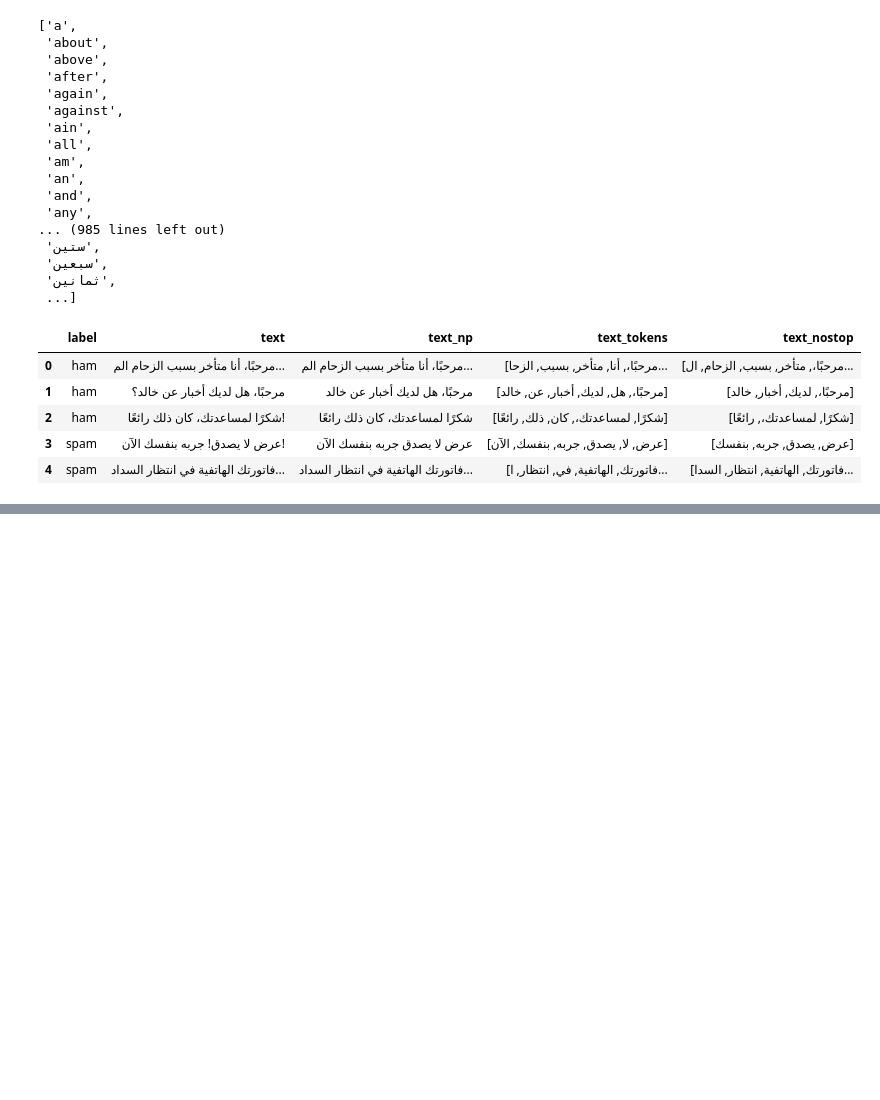
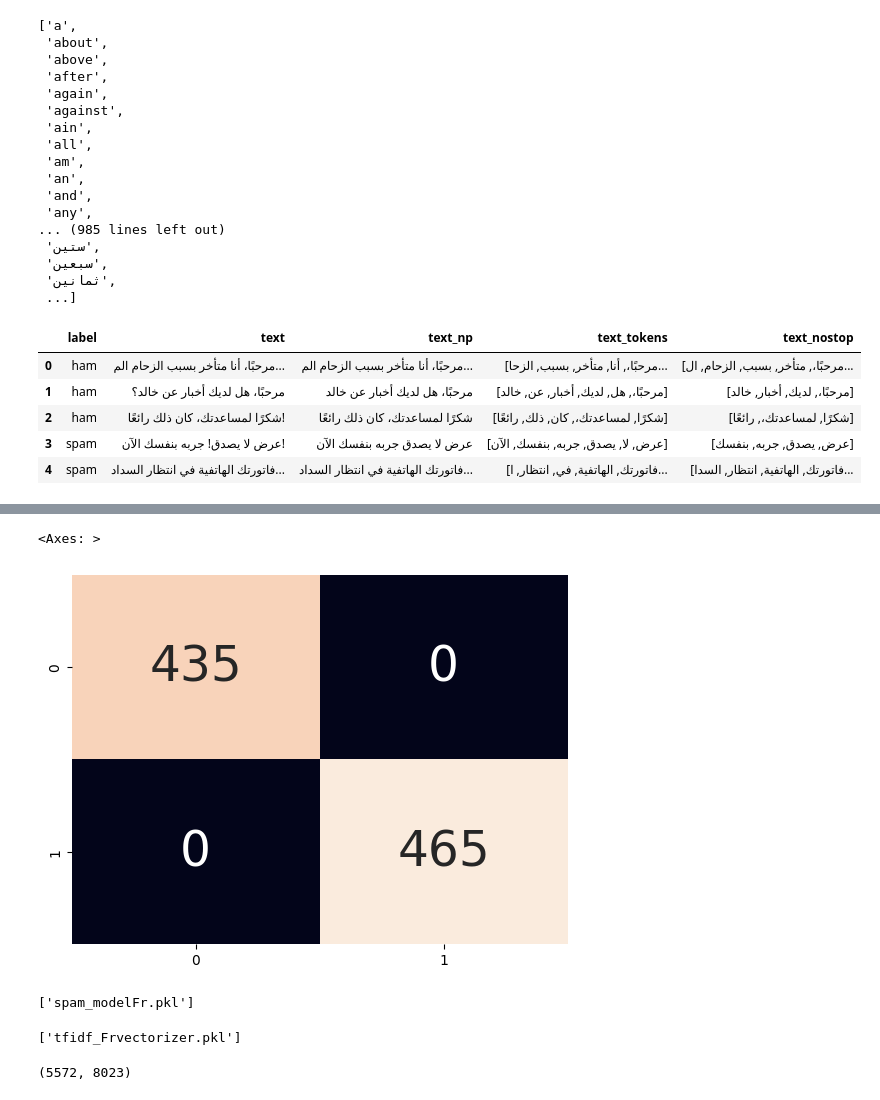
Before and after one commit to BenAliGhassen/Spam-Filter, a Jupyter notebook: SpamFilter.ipynb, the cells around one changed output, grey strips where cells are left out. Cells and saved outputs as stored; diff of their text form; code cells hidden in the pictures; blank space fills up the shorter version.

```diff
--- a/SpamFilter.ipynb
+++ b/SpamFilter.ipynb
@@ -270,0 +920,24 @@ dfAng.head(5)
+# %%
+sns.heatmap(cmFr, annot=True, cbar=False, fmt='d',annot_kws={"size":35})
+# %% [output]
+<Axes: >
+[figure, added]
+# %%
+import joblib
+
+
+joblib.dump(modelAng, "spam_modelAng.pkl")
+joblib.dump(modelAb, "spam_modelAb.pkl")
+joblib.dump(modelFr, "spam_modelFr.pkl")
+# %% [output]
+['spam_modelFr.pkl']
+# %%
+joblib.dump(vectorizerAb, "tfidf_Abvectorizer.pkl")
+joblib.dump(vectorizerAng, "tfidf_Angvectorizer.pkl")
+joblib.dump(vectorizerFr, "tfidf_Frvectorizer.pkl")
+# %% [output]
+['tfidf_Frvectorizer.pkl']
+# %%
+Ang_CountVec.shape
+# %% [output]
+(5572, 8023)
```
Also changed, not shown: parts of 43 cells of this notebook, 11 other files.
